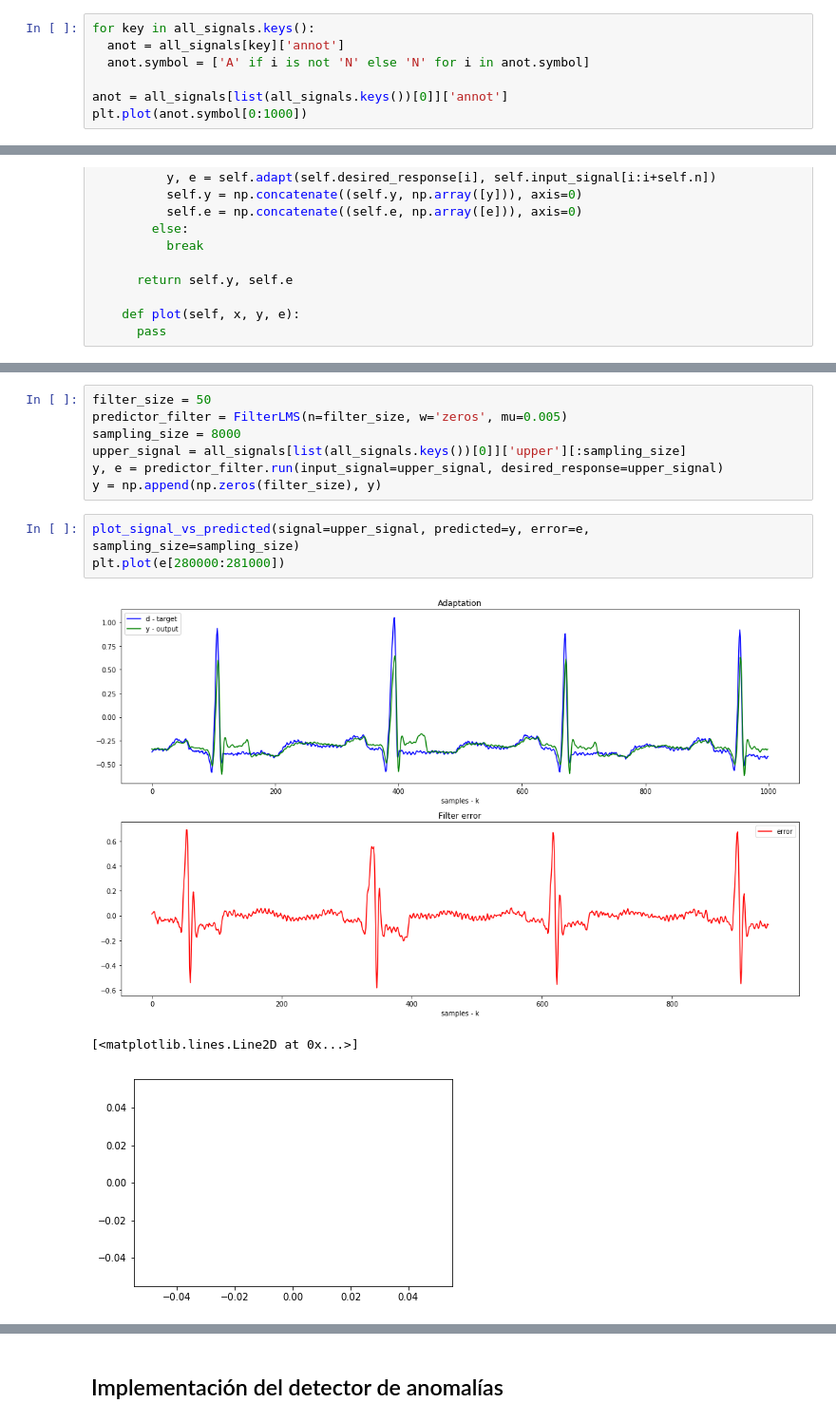
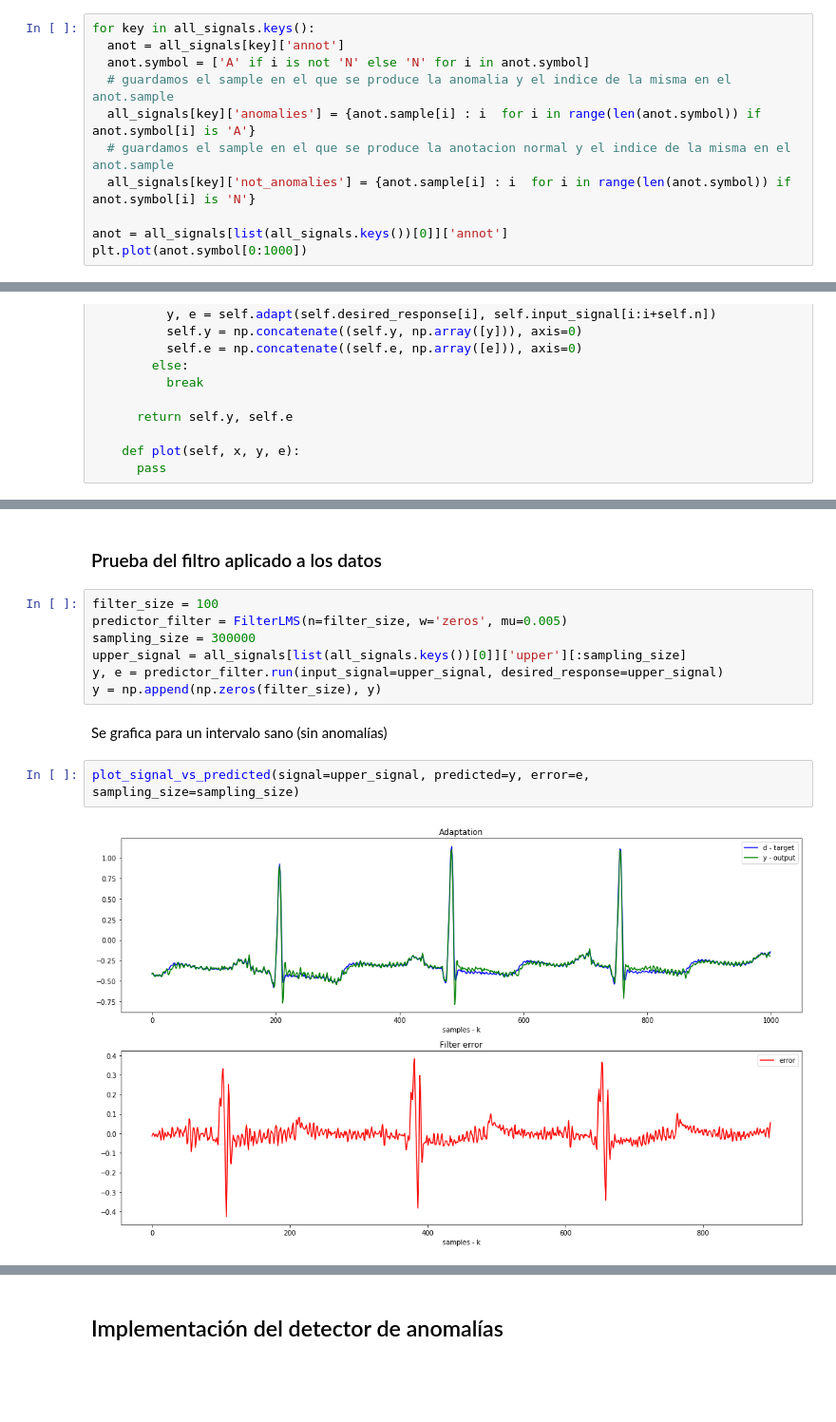
Before and after one commit to newtonis/Electrocardiogram-LMS, a Jupyter notebook: Electrocardiogram_anomalies.ipynb, the cells around one changed output, grey strips where cells are left out. Shown at 95% size. Saved outputs shown, nothing was run; the diff lists cells and outputs as text; blank space fills up the shorter version.

Commit message:
Starting to make comparisons between error in prediction and the presence of anomalies

```diff
--- a/Electrocardiogram_anomalies.ipynb
+++ b/Electrocardiogram_anomalies.ipynb
@@ -132,6 +126,10 @@ Visualizamos luego el resultado de un fragmento de una señal de un paciente.
 for key in all_signals.keys():
   anot = all_signals[key]['annot']
   anot.symbol = ['A' if i is not 'N' else 'N' for i in anot.symbol]
+  # guardamos el sample en el que se produce la anomalia y el indice de la misma en el anot.sample
+  all_signals[key]['anomalies'] = {anot.sample[i] : i  for i in range(len(anot.symbol)) if anot.symbol[i] is 'A'}
+  # guardamos el sample en el que se produce la anotacion normal y el indice de la misma en el anot.sample
+  all_signals[key]['not_anomalies'] = {anot.sample[i] : i  for i in range(len(anot.symbol)) if anot.symbol[i] is 'N'}
 
 anot = all_signals[list(all_signals.keys())[0]]['annot']
 plt.plot(anot.symbol[0:1000])
@@ -233,17 +235,18 @@ def plot_signal_vs_predicted(signal, predicted, error, sampling_size):
 
   plt.tight_layout()
   plt.show()
+# %% [markdown]
+### Prueba del filtro aplicado a los datos
 # %%
-filter_size = 50
+filter_size = 100
 predictor_filter = FilterLMS(n=filter_size, w='zeros', mu=0.005)
-sampling_size = 8000
+sampling_size = 300000
 upper_signal = all_signals[list(all_signals.keys())[0]]['upper'][:sampling_size]
 y, e = predictor_filter.run(input_signal=upper_signal, desired_response=upper_signal)
 y = np.append(np.zeros(filter_size), y)
+# %% [markdown]
+Se grafica para un intervalo sano (sin anomalías)
 # %%
 plot_signal_vs_predicted(signal=upper_signal, predicted=y, error=e, sampling_size=sampling_size)
-plt.plot(e[280000:281000])
 # %% [output]
-[figure, old version]
+[figure, new version]
-[<matplotlib.lines.Line2D at 0x...>]
-[figure, removed]
```
Also changed, not shown: parts of 9 cells of this notebook.
